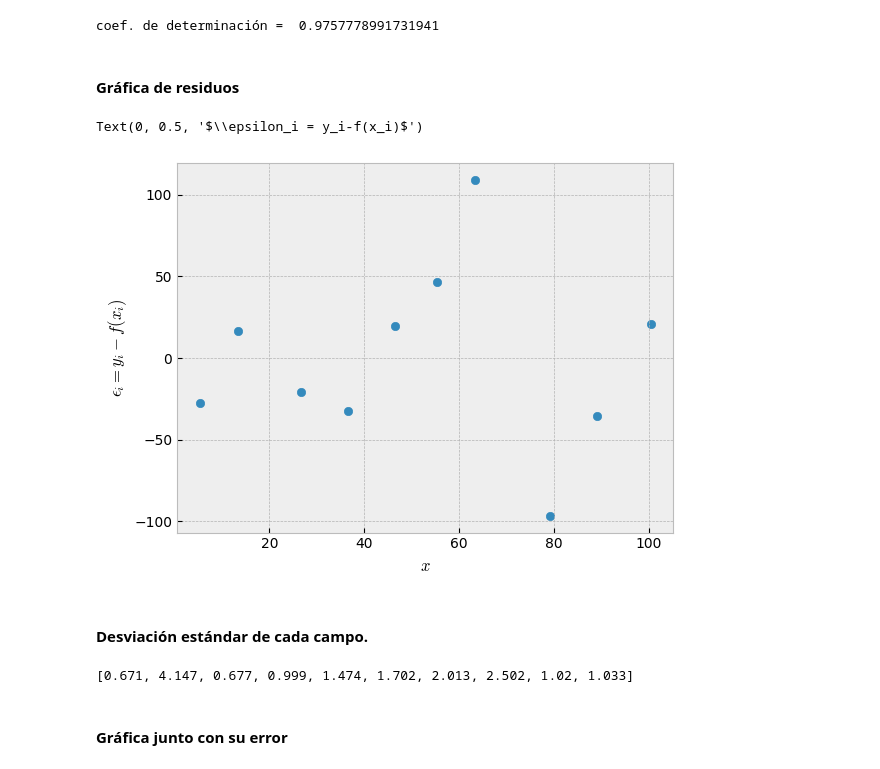
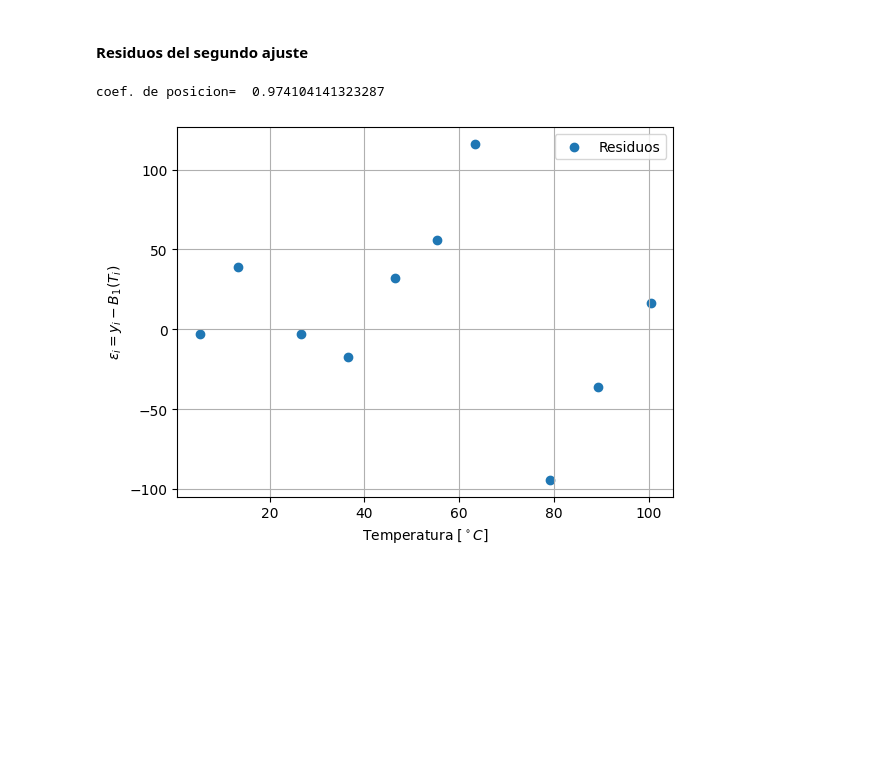
Before and after one commit to Martina-Parra/Proyecto-Lab1, a Jupyter notebook: graficos/exp-graficos.ipynb, the cells around one changed output. Drawn from its saved outputs; the diff is of its cells as text; code cells hidden in the pictures; blank space fills up the shorter version.

```diff
--- a/graficos/exp-graficos.ipynb
+++ b/graficos/exp-graficos.ipynb
@@ -93,35 +155,18 @@ coef. de posición =  1801.5126635596878
+# %% [markdown]
+#### Residuos del segundo ajuste
 # %%
-St = np.sum((list_promd-np.mean(list_promd))**2)
-res = list_promd-a0-a1*temp
-Sr = np.sum((res)**2)
-r2 = (St-Sr)/ St
-print('coef. de determinación = ', r2)
+St=np.sum(((list_promd-np.mean(list_promd))**2))
+
+res=list_promd-A_1*temp-A_0
+Sr=np.sum((res)**2)
+r2=(St-Sr)/St
+print("coef. de posicion= ", r2)
+
+plt.scatter(temp,res,label="Residuos")
+plt.xlabel("Temperatura $[^\circ C]$")
+plt.ylabel("$\epsilon_i=y_i-B_1(T_i)$")
+plt.legend()
+plt.grid(True)
 # %% [output]
-coef. de determinación =  0.9757778991731941
+coef. de posicion=  0.974104141323287
+[figure, added]
-# %% [markdown]
-#### Gráfica de residuos
-# %%
-plt.scatter(temp, res)
-plt.grid(True)
-plt.xlabel('$x$')
-plt.ylabel('$\\epsilon_i = y_i-f(x_i)$')
-# %% [output]
-Text(0, 0.5, '$\\epsilon_i = y_i-f(x_i)$')
-[figure, removed]
-# %% [markdown]
-#### Desviación estándar de cada campo.
-# %%
-list_desv = list()
-for i in list_campos:
-    desv = round(np.std(i), 3)
-    # print(desv)
-    list_desv = list_desv + [desv]
-
-# m = round(np.mean(list_desv),3)
-
-
-list_desv
-# %% [output]
-[0.671, 4.147, 0.677, 0.999, 1.474, 1.702, 2.013, 2.502, 1.02, 1.033]
-# %% [markdown]
-#### Gráfica junto con su error
```
Also changed, not shown: parts of 30 cells of this notebook.
